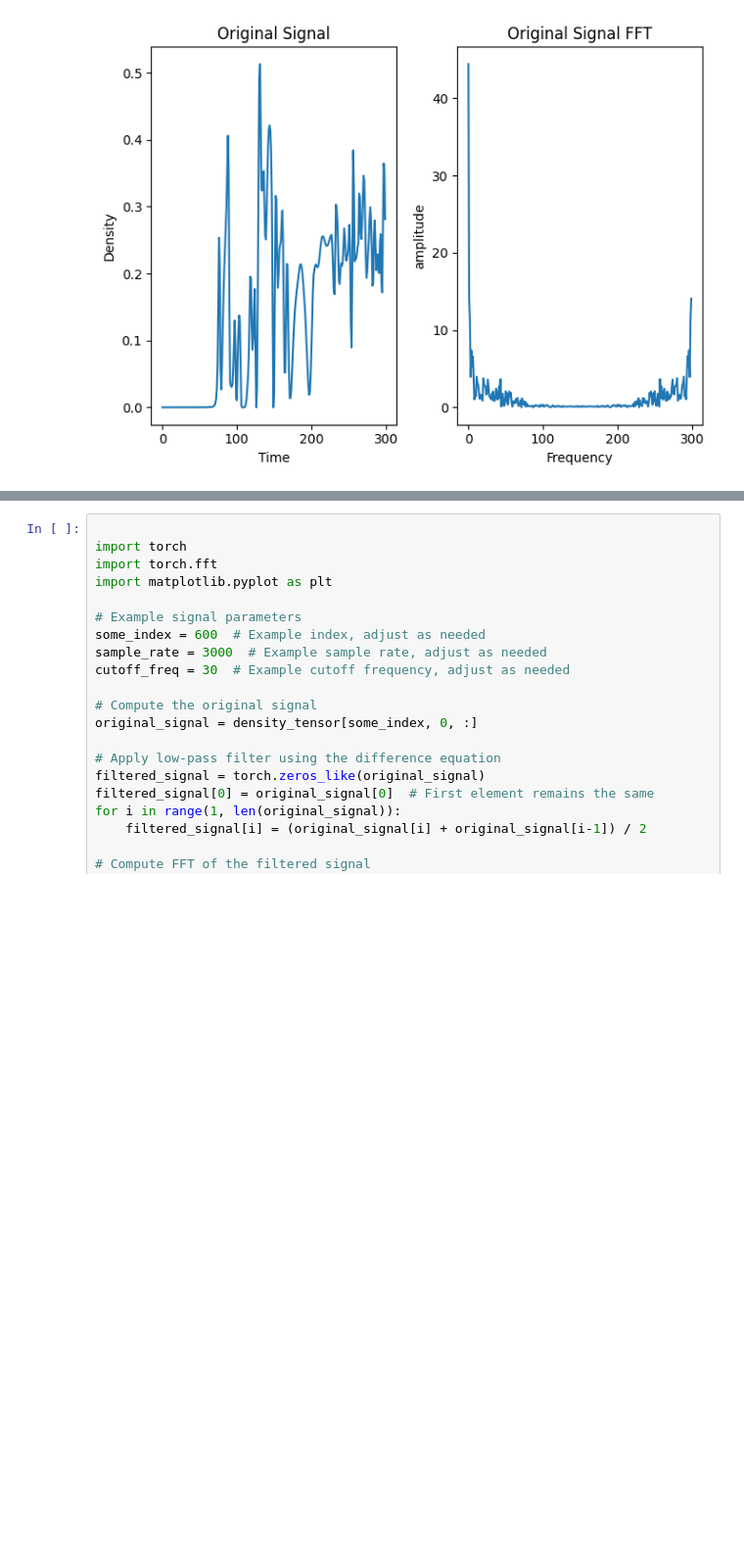
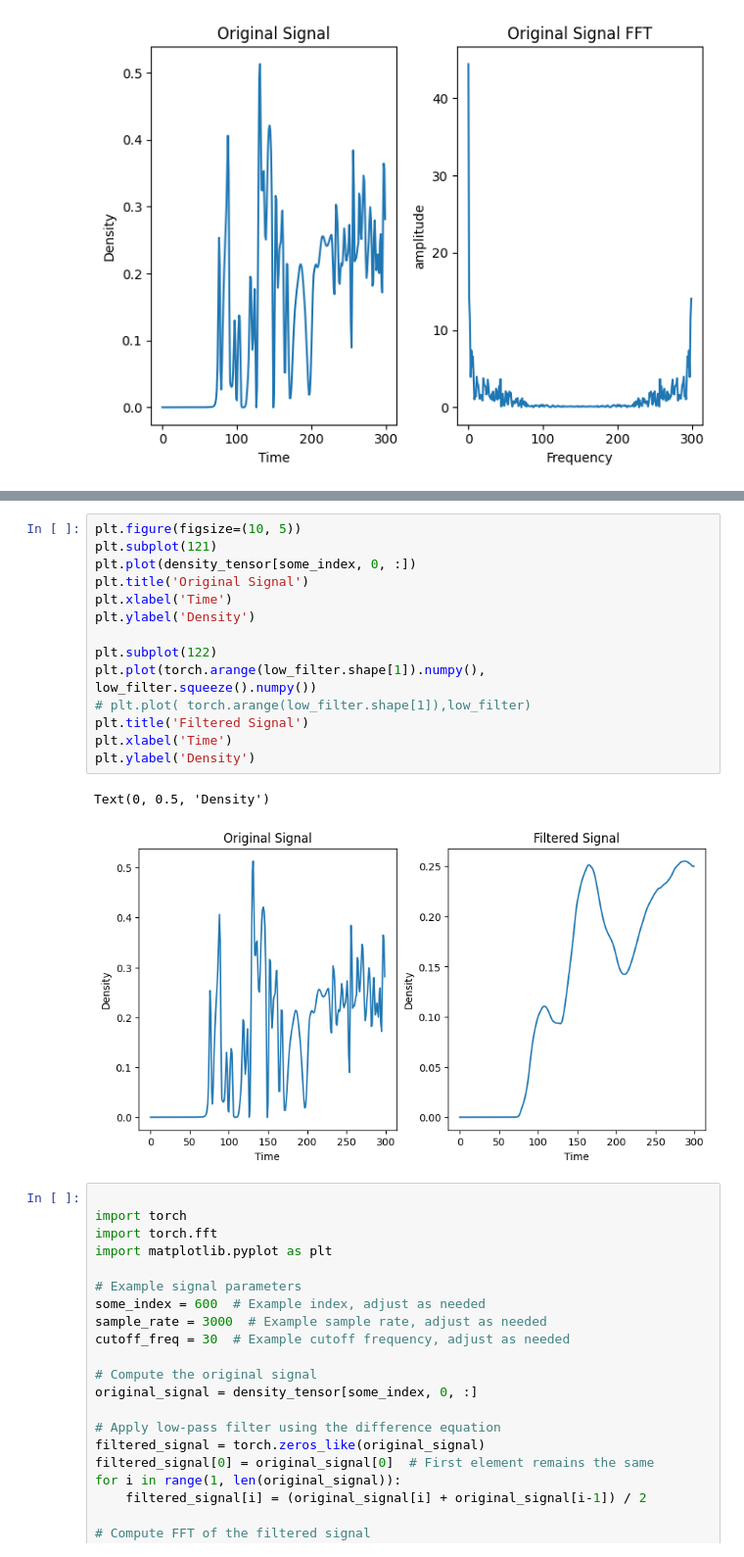
Before and after one commit to Tyro-Young/Inverse-CFD, a Jupyter notebook: FFT.ipynb, the cells around one changed output, grey strips where cells are left out. Shown at 98% size. Saved outputs shown, nothing was run; the diff lists cells and outputs as text; blank space fills up the shorter version.

```diff
--- a/FFT.ipynb
+++ b/FFT.ipynb
@@ -195,3 +195,20 @@ plt.show()
+# %%
+plt.figure(figsize=(10, 5))
+plt.subplot(121)
+plt.plot(density_tensor[some_index, 0, :])
+plt.title('Original Signal')
+plt.xlabel('Time')
+plt.ylabel('Density')
+
+plt.subplot(122)
+plt.plot(torch.arange(low_filter.shape[1]).numpy(), low_filter.squeeze().numpy())
+# plt.plot( torch.arange(low_filter.shape[1]),low_filter)
+plt.title('Filtered Signal')
+plt.xlabel('Time')
+plt.ylabel('Density')
+# %% [output]
+Text(0, 0.5, 'Density')
+[figure, added]
 # %%
 
 import torch
```
Also changed, not shown: parts of 4 cells of this notebook.
